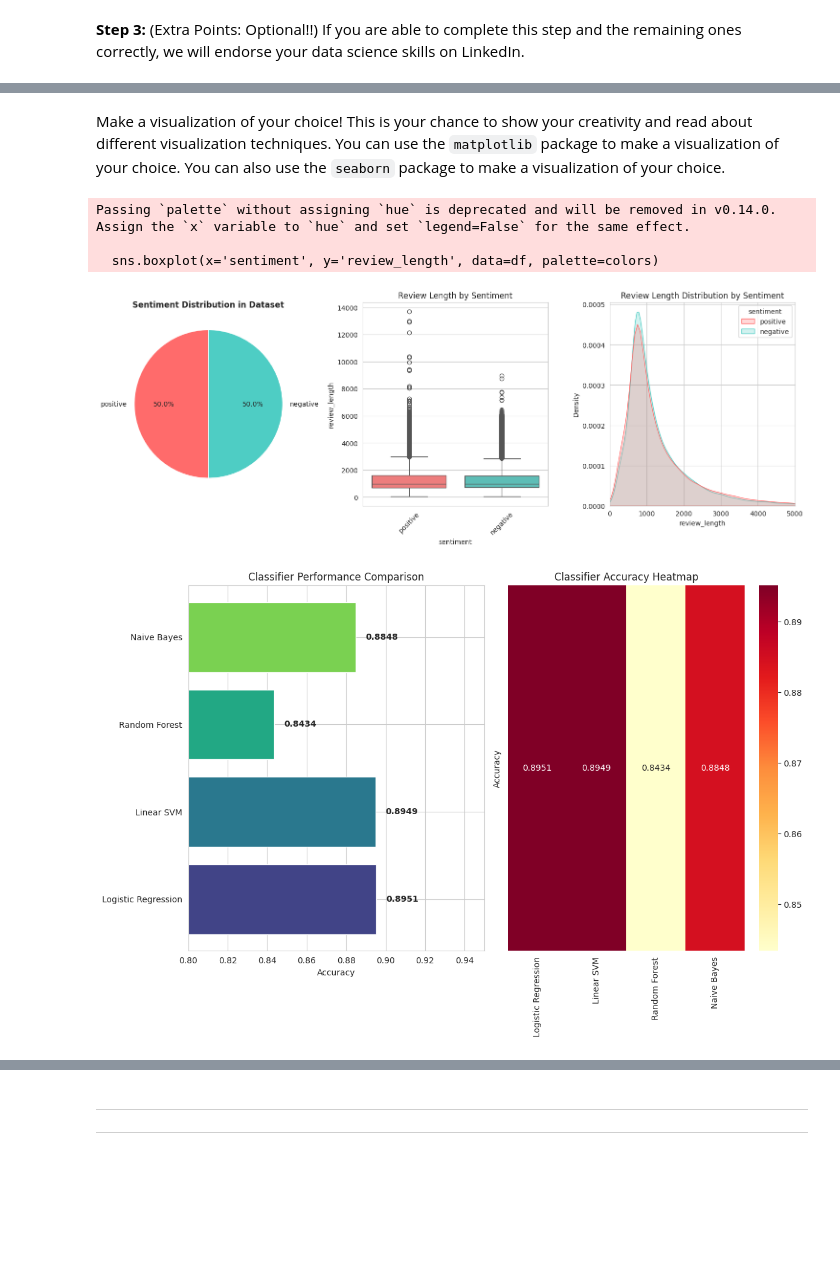
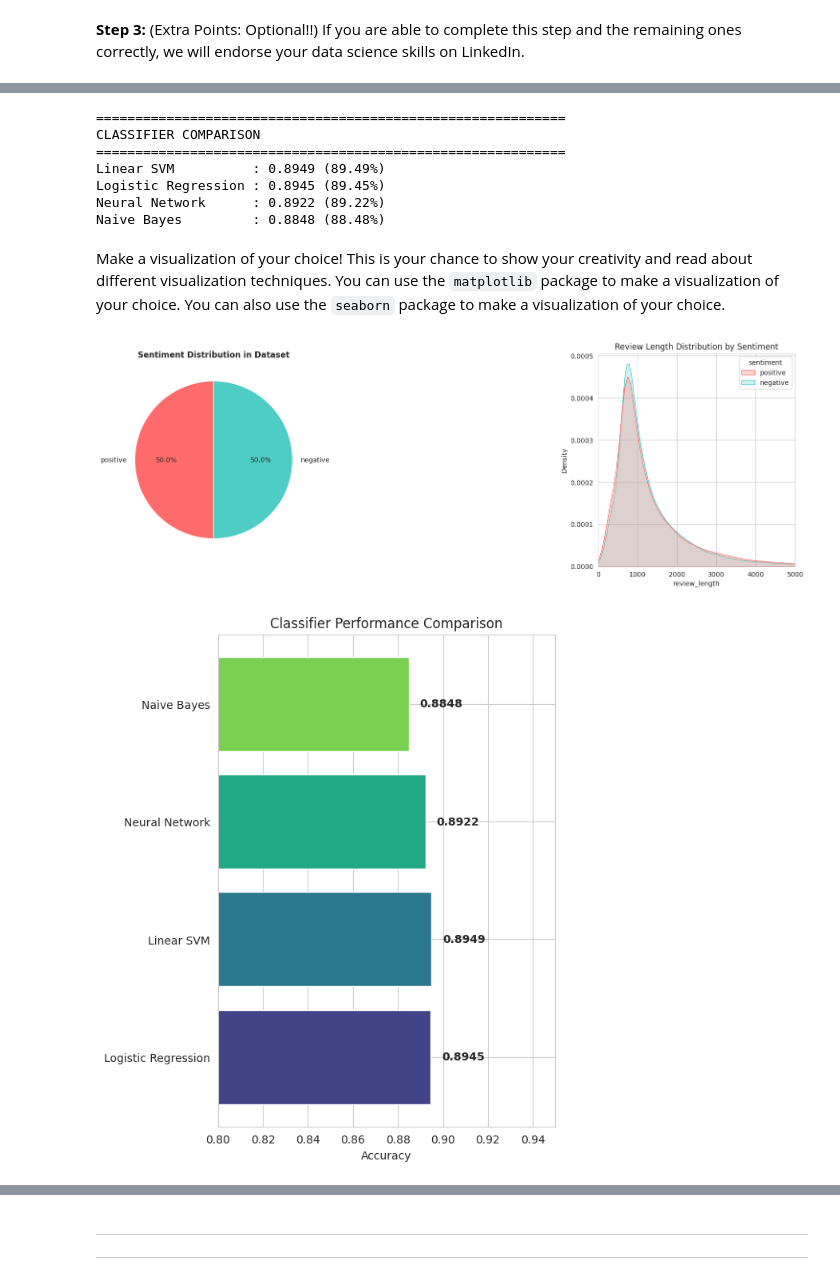
Before and after one commit to chipojaya1/myNEBDHub, a Jupyter notebook: DSP_Movie_Reviews_Analysis_Chipo_Jaya.ipynb, the cells around one changed output, grey strips where cells are left out. Saved outputs shown, nothing was run; the diff lists cells and outputs as text; code cells hidden in the pictures; blank space fills up the shorter version.

```diff
--- a/DSP_Movie_Reviews_Analysis_Chipo_Jaya.ipynb
+++ b/DSP_Movie_Reviews_Analysis_Chipo_Jaya.ipynb
@@ -778,27 +778,26 @@ CLASSIFIER 2: LINEAR SUPPORT VECTOR MACHINE
 ============================================================
 Accuracy: 0.8949 (89.49%)
 # %%
-# Classifier 3: Random Forest
+# Classifier 3: Neural Network
 print("\n" + "=" * 60)
-print("CLASSIFIER 3: RANDOM FOREST")
+print("CLASSIFIER 3: Neural Network")
 print("=" * 60)
 
-from sklearn.ensemble import RandomForestClassifier
-from sklearn.metrics import classification_report, confusion_matrix, accuracy_score
+from sklearn.neural_network import MLPClassifier
 
 # training the model
-rf = RandomForestClassifier(random_state=42, n_estimators=50)
+nn_model = MLPClassifier(random_state=42, max_iter=1000) # Increased max_iter for convergence
 
 # fitting the model
-rf.fit(cv_train_reviews, lb_train_sentiments.ravel())
+nn_model.fit(cv_train_reviews, lb_train_sentiments.ravel())
 
 # Predict the model
-rf_predict = rf.predict(cv_test_reviews)
+nn_predict = nn_model.predict(cv_test_reviews)
 
 # Accuracy score
-rf_acc = accuracy_score(lb_test_sentiments, rf_predict)
+nn_acc = accuracy_score(lb_test_sentiments, nn_predict)
 
-print(f"Accuracy: {rf_acc:.4f} ({rf_acc*100:.2f}%)")
-classifier_results['Random Forest'] = rf_acc
+print(f"Accuracy: {nn_acc:.4f} ({nn_acc*100:.2f} generalised %)")
+classifier_results['Neural Network'] = nn_acc
 # %% [output]
 ============================================================
@@ -877,10 +857,12 @@ plt.show()
 If you are able to complete this step and the remaining ones correctly, we will endorse your data science skills on LinkedIn.
 # %%
 # Detailed evaluation for each classifier
+from sklearn.metrics import classification_report
+
 classifiers = {
     'Logistic Regression': (lr, lr_predict),
     'Linear SVM': (svm, svm_predict),
-    'Random Forest': (rf, rf_predict),
+    'Neural Network': (nn_model, nn_predict),
     'Naive Bayes': (mnb_bow, mnb_bow_predict)
 }
 
@@ -931,3 +913,20 @@ plt.show()
+# %%
+# Compare all classifiers to Naive Bayes
+classifier_results['Naive Bayes'] = mnb_bow_score
+
+print("\n" + "=" * 60)
+print("CLASSIFIER COMPARISON")
+print("=" * 60)
+for classifier, accuracy in sorted(classifier_results.items(), key=lambda x: x[1], reverse=True):
+    print(f"{classifier:20}: {accuracy:.4f} ({accuracy*100:.2f}%)")
+# %% [output]
+============================================================
+CLASSIFIER COMPARISON
+============================================================
+Linear SVM          : 0.8949 (89.49%)
+Logistic Regression : 0.8945 (89.45%)
+Neural Network      : 0.8922 (89.22%)
+Naive Bayes         : 0.8848 (88.48%)
 # %% [markdown]
 Make a visualization of your choice! This is your chance to show your creativity and read about different visualization techniques. You can use the `matplotlib` package to make a visualization of your choice. You can also use the `seaborn` package to make a visualization of your choice.
 # %%
@@ -946,14 +945,7 @@ plt.pie(sentiment_counts.values, labels=sentiment_counts.index, autopct='%1.1f%%
         colors=colors, startangle=90)
 plt.title('Sentiment Distribution in Dataset', fontweight='bold')
 
-# 2. Review length distribution by sentiment
-plt.subplot(2, 3, 2)
-df['review_length'] = df['review'].str.len()
-sns.boxplot(x='sentiment', y='review_length', data=df, palette=colors)
-plt.title('Review Length by Sentiment')
-plt.xticks(rotation=45)
-
-# 3. Review length distribution (KDE plot)
+# 2. Review length distribution (KDE plot)
 plt.subplot(2, 3, 3)
 sns.kdeplot(data=df, x='review_length', hue='sentiment', palette=colors, fill=True)
 plt.title('Review Length Distribution by Sentiment')
@@ -962,44 +954,23 @@ plt.xlim(0, 5000)  # Limit to see the main distribution
 plt.tight_layout()
 plt.show()
 # %% [output]
-Passing `palette` without assigning `hue` is deprecated and will be removed in v0.14.0. Assign the `x` variable to `hue` and set `legend=False` for the same effect.
-
-  sns.boxplot(x='sentiment', y='review_length', data=df, palette=colors)
-[figure, old version]
+[figure, new version]
 # %%
-# Assuming you have your classifier_results dictionary
 plt.figure(figsize=(12, 8))
-
-# Create a more sophisticated classifier comparison
 classifiers = list(classifier_results.keys())
 accuracies = list(classifier_results.values())
-
-# Create a color palette
 colors = sns.color_palette("viridis", len(classifiers))
 
 plt.subplot(1, 2, 1)
 bars = plt.barh(classifiers, accuracies, color=colors)
 plt.xlabel('Accuracy')
 plt.title('Classifier Performance Comparison')
 plt.xlim(0.8, 0.95)
 
 # Add value labels
 for bar, accuracy in zip(bars, accuracies):
     plt.text(bar.get_width() + 0.005, bar.get_y() + bar.get_height()/2,
              f'{accuracy:.4f}', va='center', fontweight='bold')
-
-# Heatmap of confusion matrices (if you have multiple classifiers)
-plt.subplot(1, 2, 2)
-# Let's create a hypothetical comparison heatmap
-classifier_names = list(classifier_results.keys())
-performance_data = [accuracies]
-
-sns.heatmap(performance_data, annot=True, fmt='.4f', cmap='YlOrRd',
-            xticklabels=classifier_names, yticklabels=['Accuracy'])
-plt.title('Classifier Accuracy Heatmap')
-
-plt.tight_layout()
-plt.show()
 # %% [output]
-[figure, old version]
+[figure, new version]
 # %%
```
Also changed, not shown: parts of 13 cells of this notebook.
